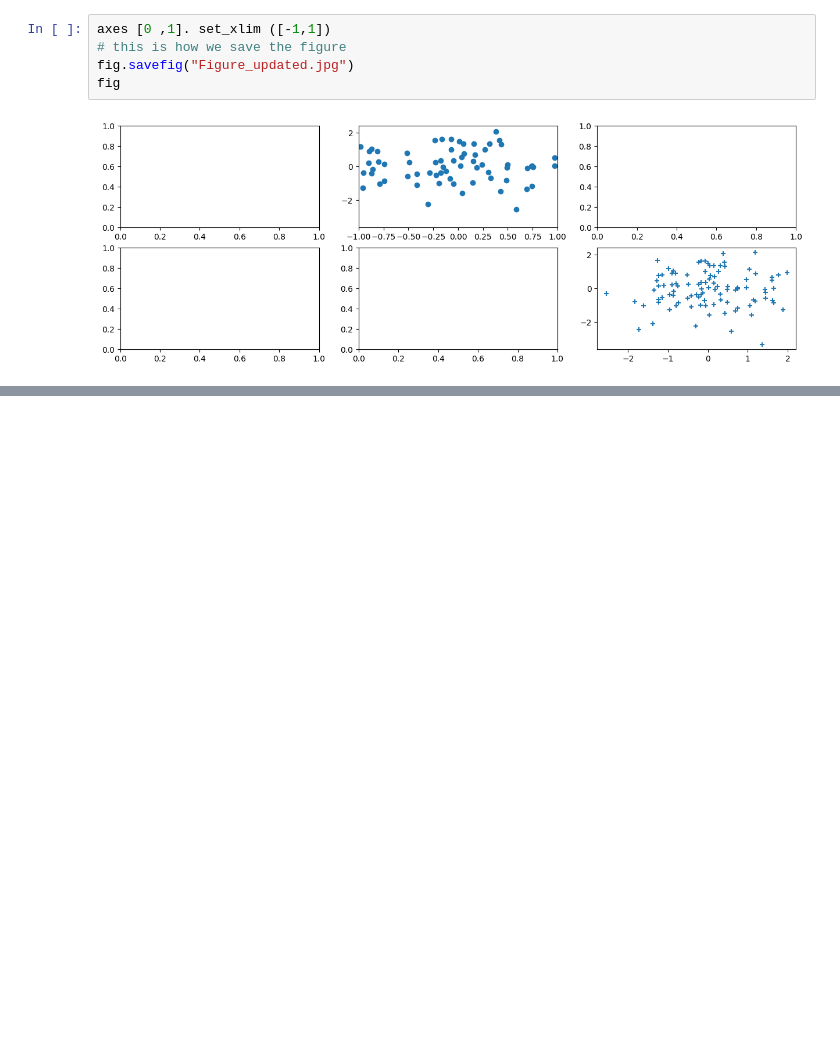
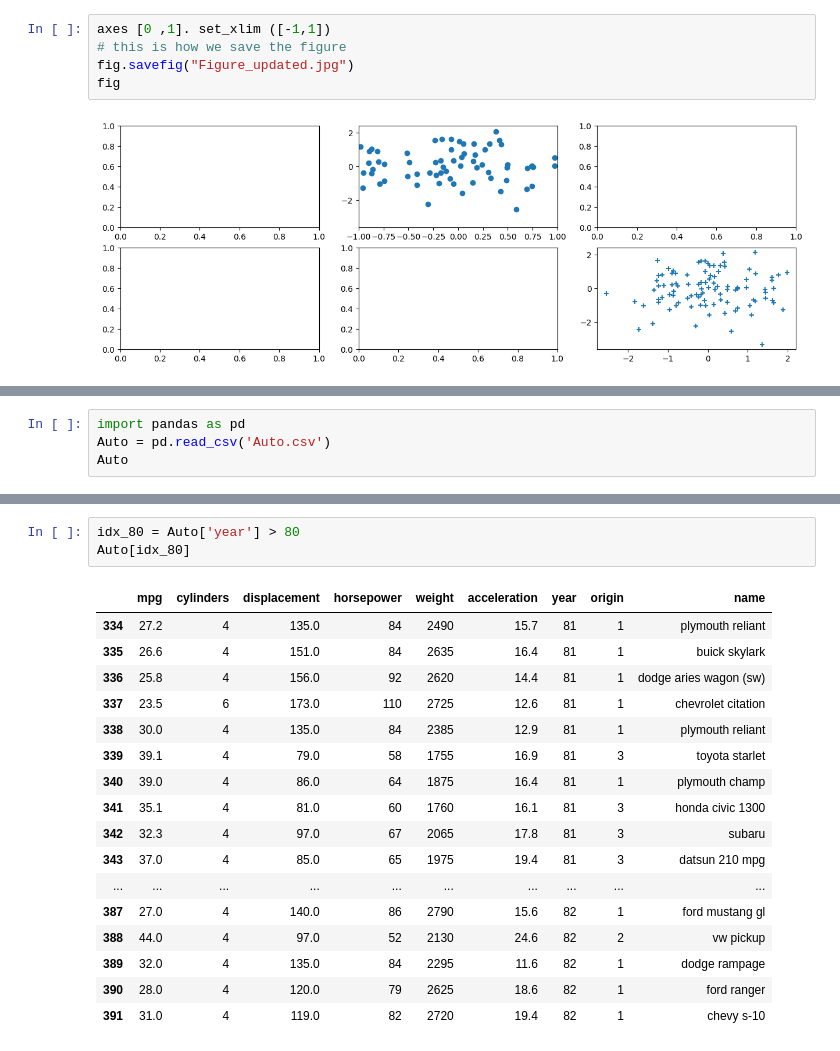
Before and after one commit to dominikchlodowicz/islp_labs, a Jupyter notebook: chapter_2.ipynb, the cells around one changed output, grey strips where cells are left out. Drawn from its saved outputs; the diff is of its cells as text; blank space fills up the shorter version.

Commit message:
Add part about pandas lib.

```diff
--- a/chapter_2.ipynb
+++ b/chapter_2.ipynb
@@ -132,0 +141,4 @@ fig
+# %%
+import pandas as pd
+Auto = pd.read_csv('Auto.csv')
+Auto
@@ -132,0 +208,21 @@ fig
+# %%
+idx_80 = Auto['year'] > 80
+Auto[idx_80]
+# %% [output]
+|  | mpg | cylinders | displacement | horsepower | weight | acceleration | year | origin | name |
+| 334 | 27.2 | 4 | 135.0 | 84 | 2490 | 15.7 | 81 | 1 | plymouth reliant |
+| 335 | 26.6 | 4 | 151.0 | 84 | 2635 | 16.4 | 81 | 1 | buick skylark |
+| 336 | 25.8 | 4 | 156.0 | 92 | 2620 | 14.4 | 81 | 1 | dodge aries wagon (sw) |
+| 337 | 23.5 | 6 | 173.0 | 110 | 2725 | 12.6 | 81 | 1 | chevrolet citation |
+| 338 | 30.0 | 4 | 135.0 | 84 | 2385 | 12.9 | 81 | 1 | plymouth reliant |
+| 339 | 39.1 | 4 | 79.0 | 58 | 1755 | 16.9 | 81 | 3 | toyota starlet |
+| 340 | 39.0 | 4 | 86.0 | 64 | 1875 | 16.4 | 81 | 1 | plymouth champ |
+| 341 | 35.1 | 4 | 81.0 | 60 | 1760 | 16.1 | 81 | 3 | honda civic 1300 |
+| 342 | 32.3 | 4 | 97.0 | 67 | 2065 | 17.8 | 81 | 3 | subaru |
+| 343 | 37.0 | 4 | 85.0 | 65 | 1975 | 19.4 | 81 | 3 | datsun 210 mpg |
+| ... | ... | ... | ... | ... | ... | ... | ... | ... | ... |
+| 387 | 27.0 | 4 | 140.0 | 86 | 2790 | 15.6 | 82 | 1 | ford mustang gl |
+| 388 | 44.0 | 4 | 97.0 | 52 | 2130 | 24.6 | 82 | 2 | vw pickup |
+| 389 | 32.0 | 4 | 135.0 | 84 | 2295 | 11.6 | 82 | 1 | dodge rampage |
+| 390 | 28.0 | 4 | 120.0 | 79 | 2625 | 18.6 | 82 | 1 | ford ranger |
+| 391 | 31.0 | 4 | 119.0 | 82 | 2720 | 19.4 | 82 | 1 | chevy s-10 |
```
Also changed, not shown: parts of 11 cells of this notebook, 1 other file.
